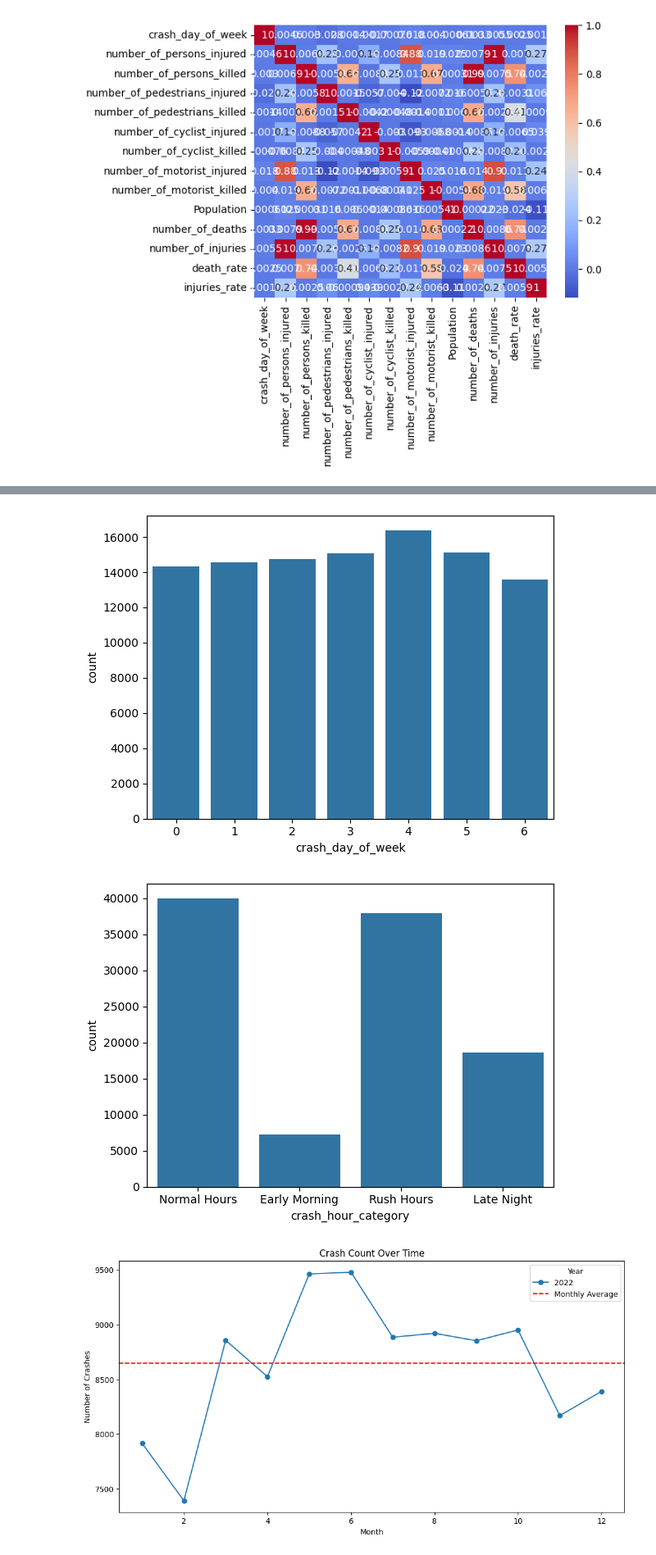
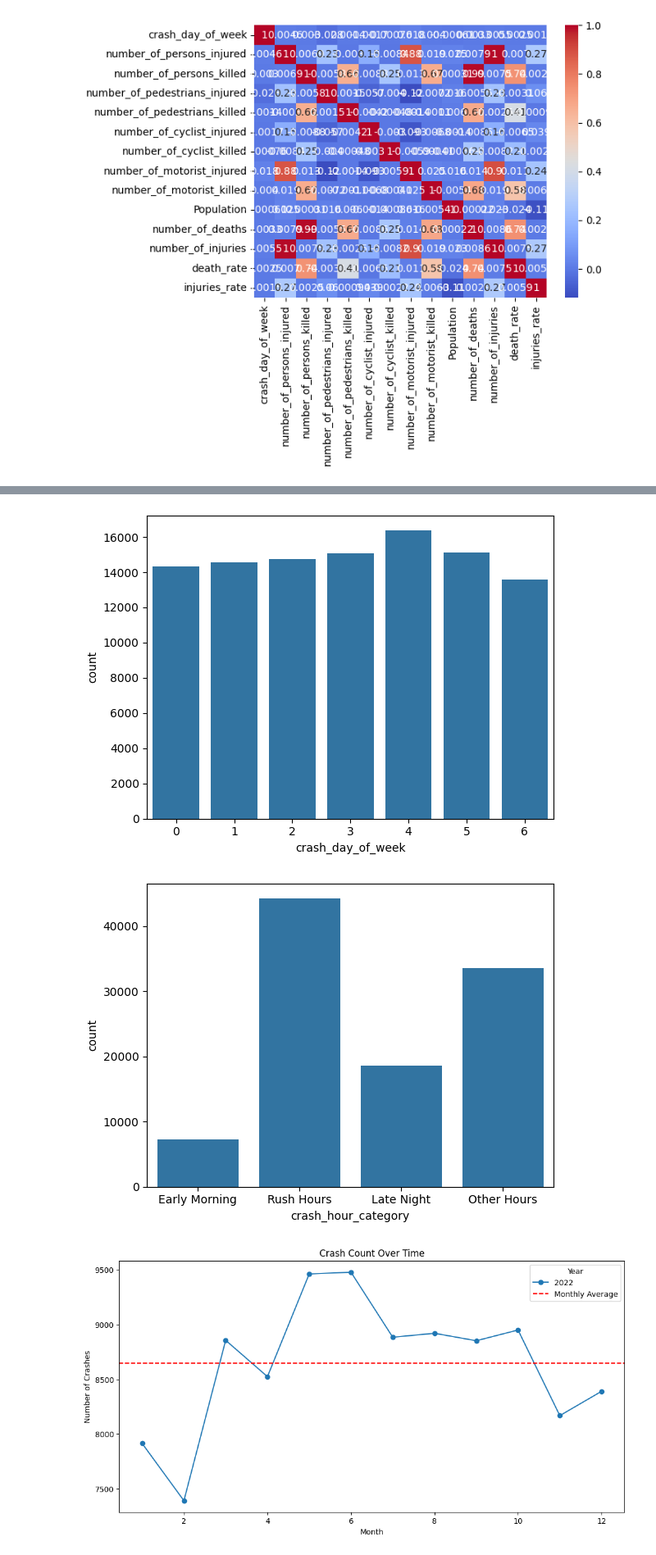
Before and after one commit to ReiannaLiu/MotorVehicleCollision, a Jupyter notebook: data_cleaning_process/loading_data.ipynb, the cells around one changed output, grey strips where cells are left out. Shown at 82% size. Cells and saved outputs as stored; diff of their text form; code cells hidden in the pictures.

Commit message:
modify weather data and perform EDA on collision

```diff
--- a/data_cleaning_process/loading_data.ipynb
+++ b/data_cleaning_process/loading_data.ipynb
@@ -165,12 +174,12 @@ df["crash_hour"] = df['crash_datetime'].dt.hour
 def classify_hour(hour):
     if 4 <= hour < 7:
         return 'Early Morning'
-    elif 7 <= hour < 10 or 16 <= hour < 20:
+    elif 7 <= hour < 10 or 15 <= hour < 20:
         return 'Rush Hours'
     elif 22 <= hour or hour < 4:
         return 'Late Night'
     else:
-        return 'Normal Hours'
+        return 'Other Hours'
 
 df['crash_hour_category'] = df['crash_hour'].apply(classify_hour)
 df = df.drop('crash_hour', axis=1)
@@ -344,14 +381,15 @@ plt.show()
 # %%
 # Number of accidents by day of the week
 sns.countplot(x='crash_day_of_week', data=df)
 plt.show()
 
 # Number of accidents by hour
-sns.countplot(x='crash_hour_category', data=df)
+hour_category_order = ['Early Morning', 'Rush Hours', 'Late Night', 'Other Hours']
+sns.countplot(x='crash_hour_category', data=df,order=hour_category_order)
 plt.show()
 # %% [output]
 [figure]
-[figure, old version]
+[figure, new version]
 # %%
 # seasonality by month
 df['month'] = df['crash_datetime'].dt.month
```
Also changed, not shown: parts of 8 cells of this notebook, 7 other files.
